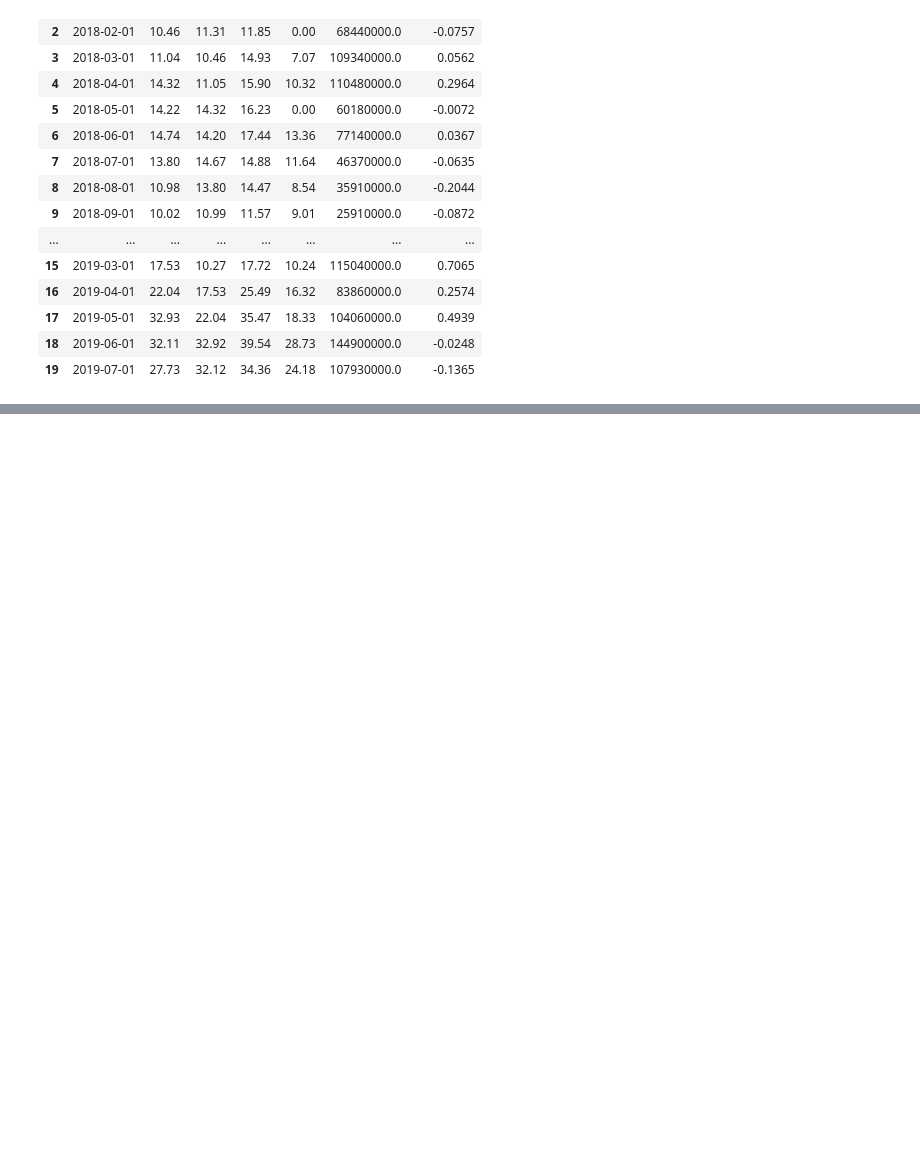
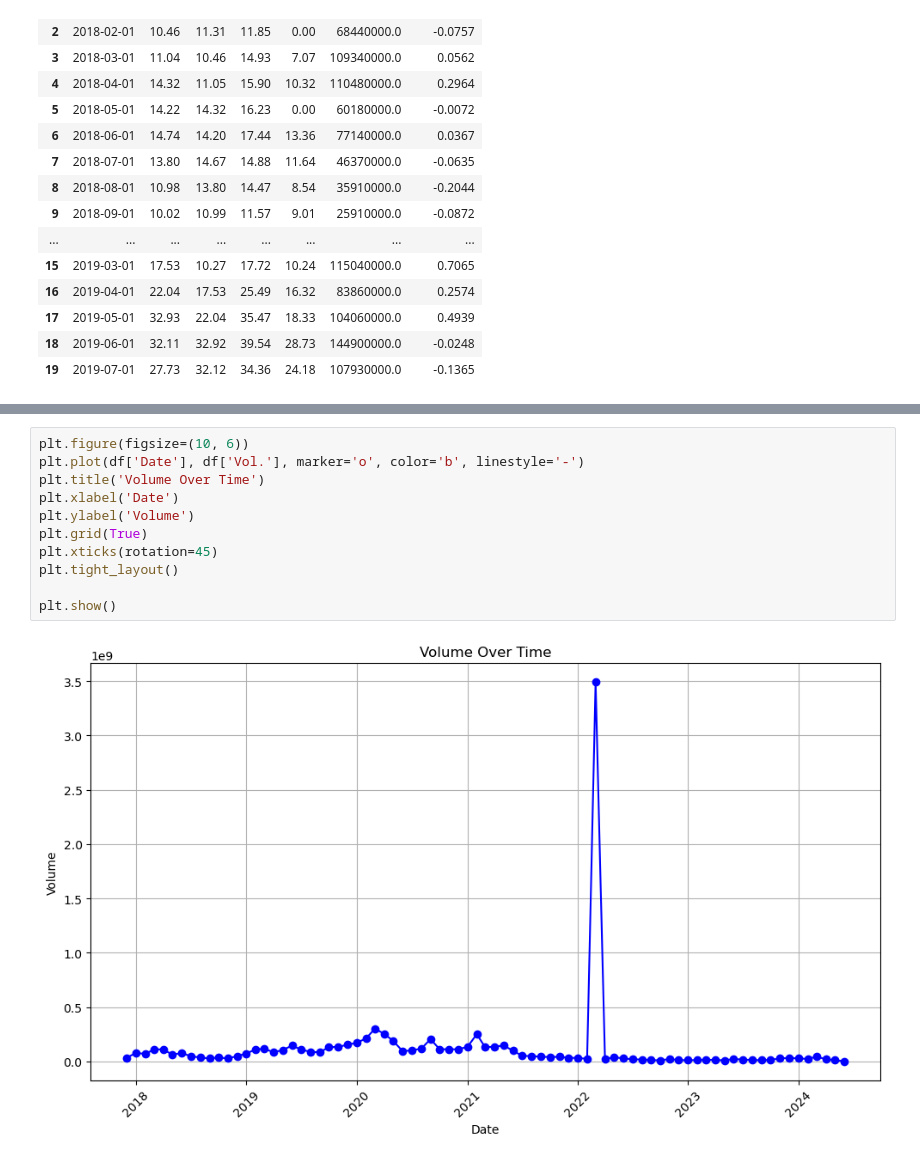
Before and after one commit to Vahe1999/BNB_Crypto_Analysis, a Jupyter notebook: Downloads/Project (1).ipynb, the cells around one changed output, grey strips where cells are left out. Drawn from its saved outputs; the diff is of its cells as text; blank space fills up the shorter version.

```diff
--- a/Downloads/Project (1).ipynb
+++ b/Downloads/Project (1).ipynb
@@ -137,0 +181,13 @@ df.head(20)
+# %%
+plt.figure(figsize=(10, 6))
+plt.plot(df['Date'], df['Vol.'], marker='o', color='b', linestyle='-')
+plt.title('Volume Over Time')
+plt.xlabel('Date')
+plt.ylabel('Volume')
+plt.grid(True)
+plt.xticks(rotation=45)
+plt.tight_layout()
+
+plt.show()
+# %% [output]
+[figure, added]
```
Also changed, not shown: parts of 4 cells of this notebook.
